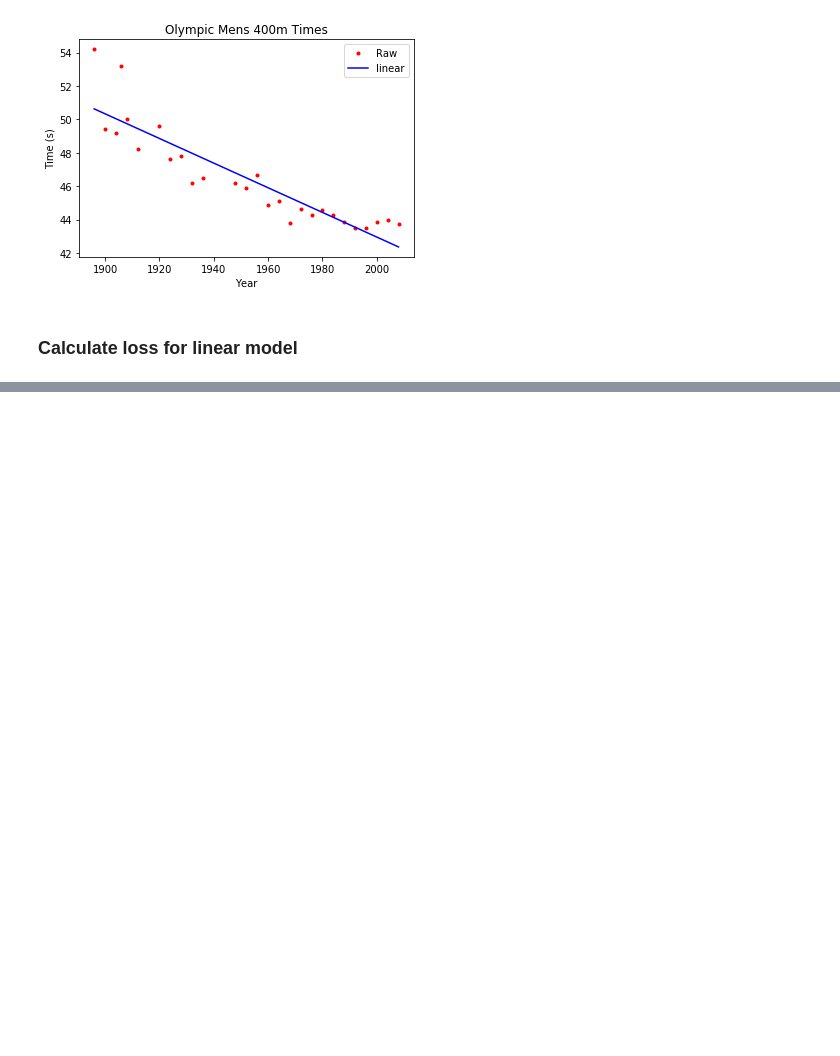
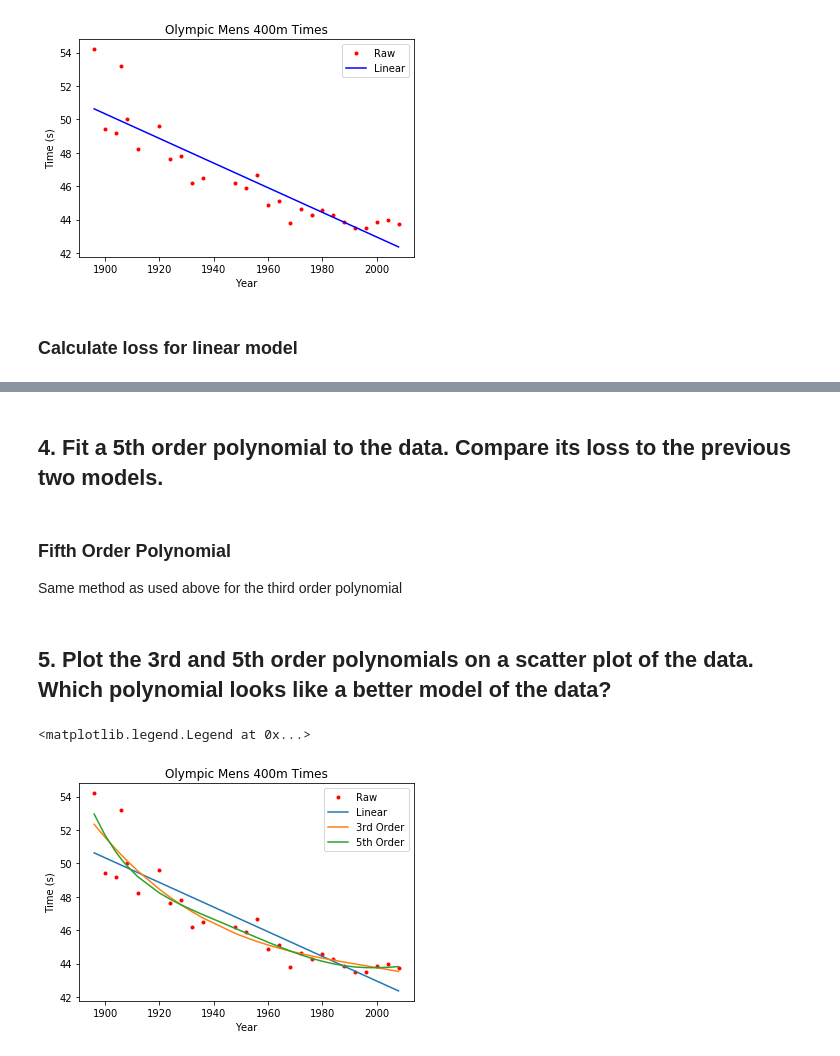
Before and after one commit to jjrico/ML-Regression-Models, a Jupyter notebook: ML_Project1.ipynb, the cells around one changed output, grey strips where cells are left out. Drawn from its saved outputs; the diff is of its cells as text; code cells hidden in the pictures; blank space fills up the shorter version.

```diff
--- a/ML_Project1.ipynb
+++ b/ML_Project1.ipynb
@@ -88,0 +126,23 @@ print(linLoss)
+# %% [markdown]
+## 4. Fit a 5th order polynomial to the data. Compare its loss to the previous two models.
+# %% [markdown]
+### Fifth Order Polynomial
+
+Same method as used above for the third order polynomial
+# %%
+poly5 = np.poly1d(np.polyfit(years, times, 5))
+# %% [markdown]
+## 5. Plot the 3rd and 5th order polynomials on a scatter plot of the data. Which polynomial looks like a better model of the data?
+# %%
+# Plot linear regression model with raw scatter plot
+plt.plot(years, times, 'r.', label='Raw')
+plt.plot(years, y_linregress, label='Linear')
+plt.plot(years, poly3(years), label="3rd Order")
+plt.plot(years, poly5(years), label="5th Order")
+plt.xlabel('Year')
+plt.ylabel('Time (s)')
+plt.title('Olympic Mens 400m Times')
+plt.legend()
+# %% [output]
+<matplotlib.legend.Legend at 0x...>
+[figure, added]
```
Also changed, not shown: parts of 13 cells of this notebook.
